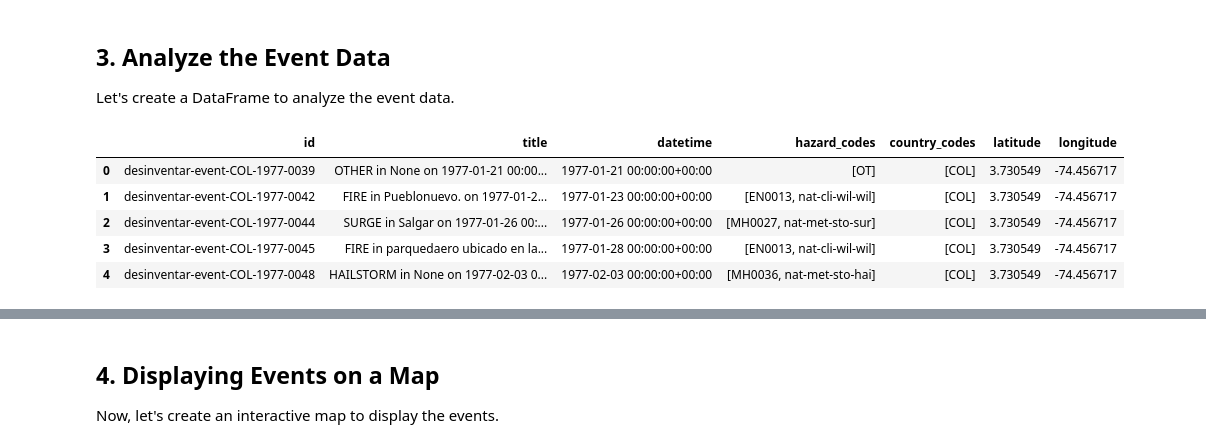
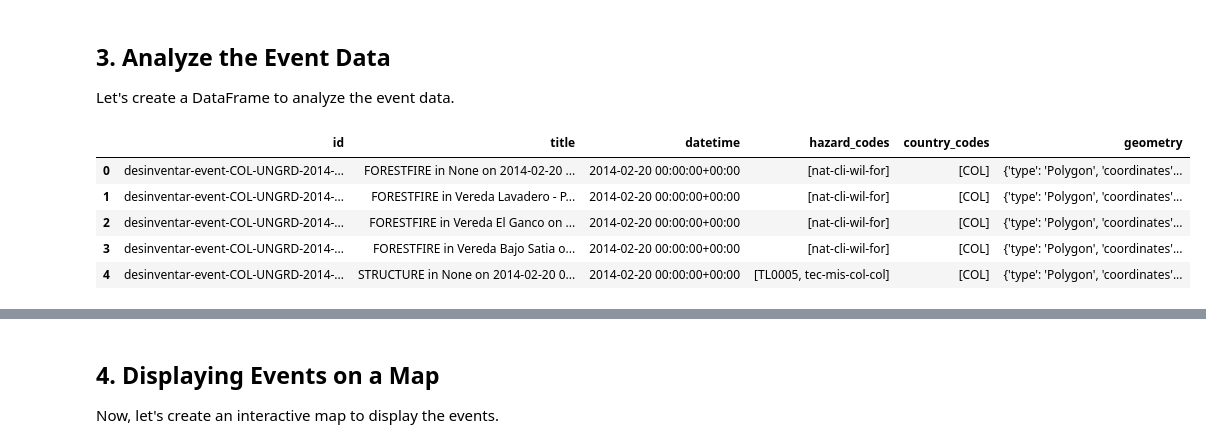
Before and after one commit to IFRCGo/pystac-monty, a Jupyter notebook: notebooks/desinventar_colombia_demo.ipynb, the cells around one changed output, grey strips where cells are left out. Cells and saved outputs as stored; diff of their text form; code cells hidden in the pictures.

```diff
--- a/notebooks/desinventar_colombia_demo.ipynb
+++ b/notebooks/desinventar_colombia_demo.ipynb
@@ -110,26 +99,25 @@ Let's create a DataFrame to analyze the event data.
 # %%
 # Extract relevant information into a DataFrame
 events_df = pd.DataFrame([
     {
         'id': item.id,
         'title': item.properties.get('title', ''),
         'datetime': item.datetime,
         'hazard_codes': MontyExtension.ext(item).hazard_codes,
         'country_codes': MontyExtension.ext(item).country_codes,
-        'latitude': item.bbox[1] if item.bbox else None,
-        'longitude': item.bbox[0] if item.bbox else None,
-    } for item in event_items if item.bbox
+        'geometry': item.geometry,
+    } for item in event_items if item.geometry
 ])
 
 # Display the DataFrame
 events_df.head()
 # %% [output]
-|  | id | title | datetime | hazard_codes | country_codes | latitude | longitude |
-| 0 | desinventar-event-COL-1977-0039 | OTHER in None on 1977-01-21 00:00... | 1977-01-21 00:00:00+00:00 | [OT] | [COL] | 3.730549 | -74.456717 |
-| 1 | desinventar-event-COL-1977-0042 | FIRE in Pueblonuevo. on 1977-01-2... | 1977-01-23 00:00:00+00:00 | [EN0013, nat-cli-wil-wil] | [COL] | 3.730549 | -74.456717 |
-| 2 | desinventar-event-COL-1977-0044 | SURGE in Salgar on 1977-01-26 00:... | 1977-01-26 00:00:00+00:00 | [MH0027, nat-met-sto-sur] | [COL] | 3.730549 | -74.456717 |
-| 3 | desinventar-event-COL-1977-0045 | FIRE in parquedaero ubicado en la... | 1977-01-28 00:00:00+00:00 | [EN0013, nat-cli-wil-wil] | [COL] | 3.730549 | -74.456717 |
-| 4 | desinventar-event-COL-1977-0048 | HAILSTORM in None on 1977-02-03 0... | 1977-02-03 00:00:00+00:00 | [MH0036, nat-met-sto-hai] | [COL] | 3.730549 | -74.456717 |
+|  | id | title | datetime | hazard_codes | country_codes | geometry |
+| 0 | desinventar-event-COL-UNGRD-2014-... | FORESTFIRE in None on 2014-02-20 ... | 2014-02-20 00:00:00+00:00 | [nat-cli-wil-for] | [COL] | {'type': 'Polygon', 'coordinates'... |
+| 1 | desinventar-event-COL-UNGRD-2014-... | FORESTFIRE in Vereda Lavadero - P... | 2014-02-20 00:00:00+00:00 | [nat-cli-wil-for] | [COL] | {'type': 'Polygon', 'coordinates'... |
+| 2 | desinventar-event-COL-UNGRD-2014-... | FORESTFIRE in Vereda El Ganco on ... | 2014-02-20 00:00:00+00:00 | [nat-cli-wil-for] | [COL] | {'type': 'Polygon', 'coordinates'... |
+| 3 | desinventar-event-COL-UNGRD-2014-... | FORESTFIRE in Vereda Bajo Satia o... | 2014-02-20 00:00:00+00:00 | [nat-cli-wil-for] | [COL] | {'type': 'Polygon', 'coordinates'... |
+| 4 | desinventar-event-COL-UNGRD-2014-... | STRUCTURE in None on 2014-02-20 0... | 2014-02-20 00:00:00+00:00 | [TL0005, tec-mis-col-col] | [COL] | {'type': 'Polygon', 'coordinates'... |
 # %%
 # Count events by hazard type
 hazard_counts = {}
```
Also changed, not shown: parts of 9 cells of this notebook, 1 other file.
